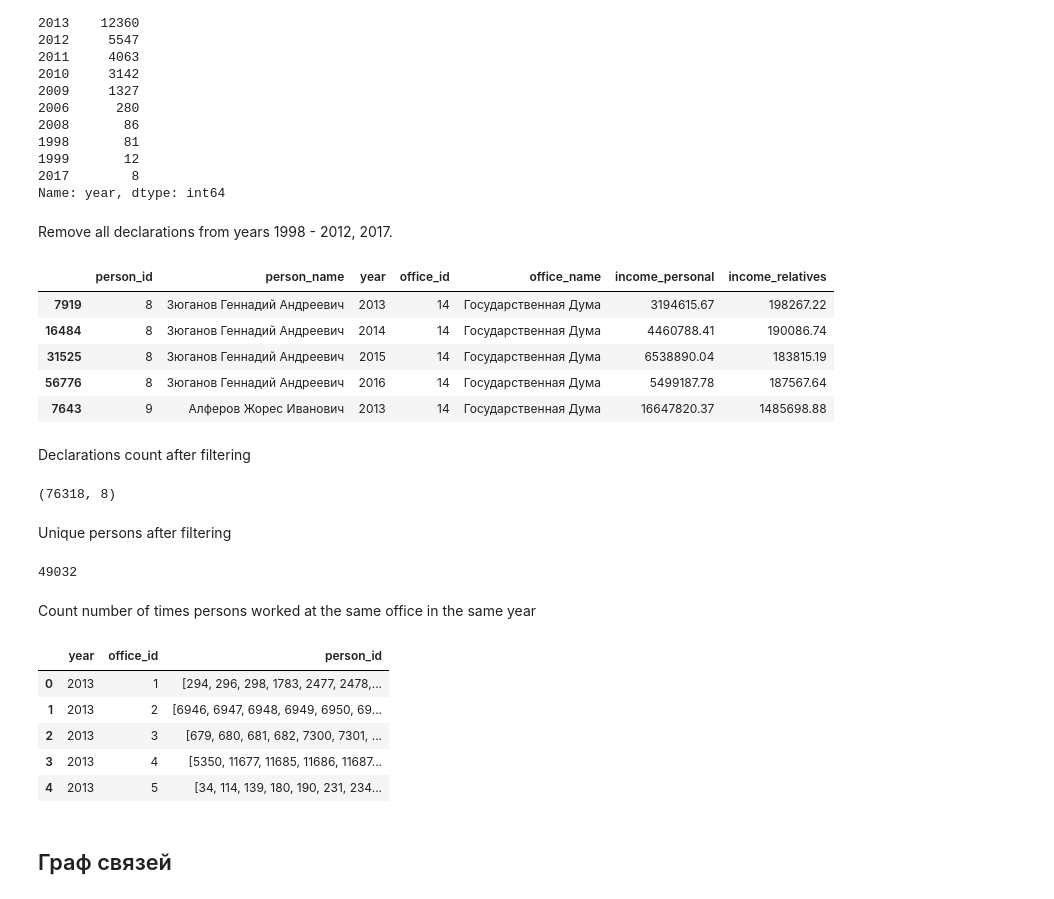
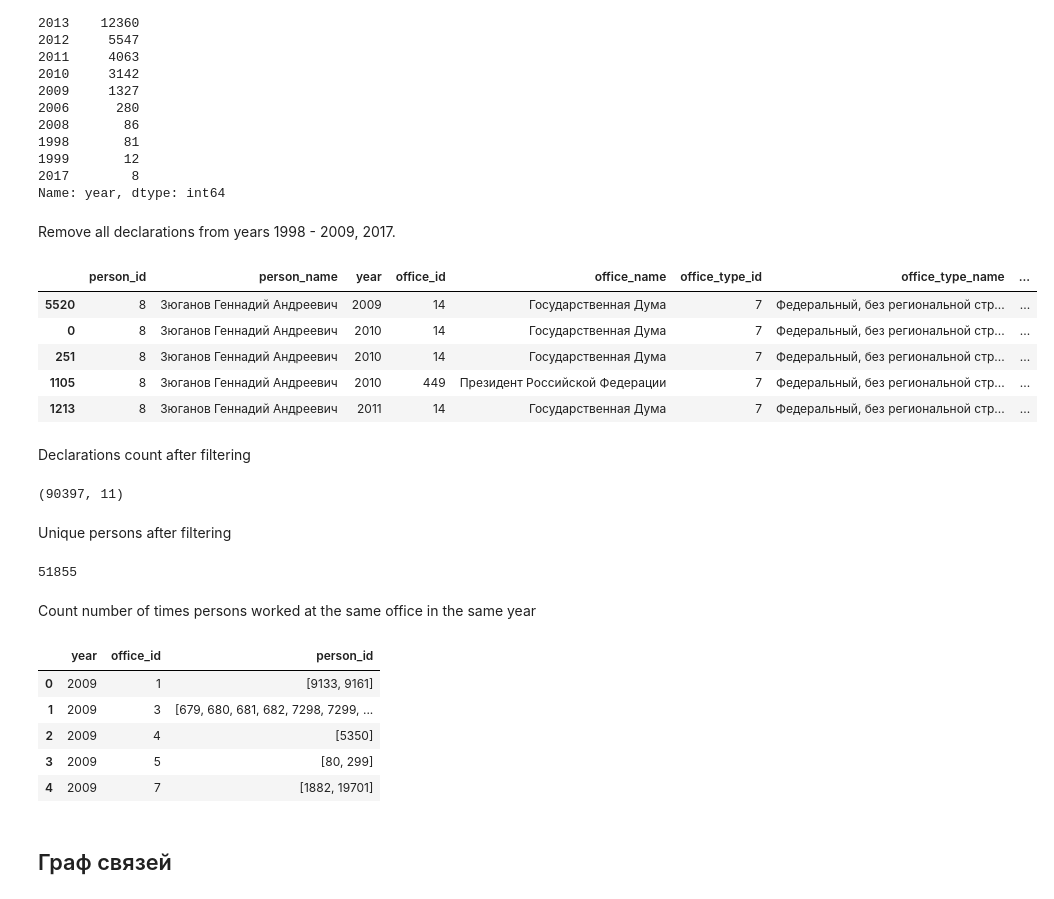
Before and after one commit to mikhmakarov/officials_network, a Jupyter notebook: get_csv.ipynb, the cells around one changed output. Drawn from its saved outputs; the diff is of its cells as text; code cells hidden in the pictures.

```diff
--- a/get_csv.ipynb
+++ b/get_csv.ipynb
@@ -39,8 +39,11 @@ len(declarations)
 # %% [output]
 90864
 # %%
-columns = ['person_id', 'person_name', 'year', 'office_id',
-           'office_name', 'income_personal', 'income_relatives']
+columns = ['person_id', 'person_name', 'year',
+           'office_id', 'office_name',
+           'office_type_id', 'office_type_name',
+           'office_region_id', 'office_region_name',
+           'income_personal', 'income_relatives']
 
 rows = []
 for dec in declarations:
@@ -50,6 +53,10 @@ for dec in declarations:
         dec['main']['year'],
         dec['main']['office']['id'],
         dec['main']['office']['name'],
+        dec['main']['office']['type']['id'] if dec['main']['office'].get('type') else None,
+        dec['main']['office']['type']['name'] if dec['main']['office'].get('type') else None,
+        dec['main']['office']['region']['id'] if dec['main']['office'].get('region') else None,
+        dec['main']['office']['region']['name'] if dec['main']['office'].get('region') else None,
     ]
     income_personal_sum = sum([inc['size'] for inc in dec['incomes'] if inc['relative'] is None])
     income_relatives_sum = sum([inc['size'] for inc in dec['incomes'] if inc['relative'] is not None])
@@ -103,30 +110,30 @@ df['year'].value_counts()
 2017        8
 Name: year, dtype: int64
 # %% [markdown]
-Remove all declarations from years 1998 - 2012, 2017.
+Remove all declarations from years 1998 - 2009, 2017.
 # %%
-df = df[(df.year >= 2013) & (df.year <= 2016)]
+df = df[(df.year >= 2009) & (df.year <= 2016)]
 df.head()
 # %% [output]
-|  | person_id | person_name | year | office_id | office_name | income_personal | income_relatives |
-| 7919 | 8 | Зюганов Геннадий Андреевич | 2013 | 14 | Государственная Дума | 3194615.67 | 198267.22 |
-| 16484 | 8 | Зюганов Геннадий Андреевич | 2014 | 14 | Государственная Дума | 4460788.41 | 190086.74 |
-| 31525 | 8 | Зюганов Геннадий Андреевич | 2015 | 14 | Государственная Дума | 6538890.04 | 183815.19 |
-| 56776 | 8 | Зюганов Геннадий Андреевич | 2016 | 14 | Государственная Дума | 5499187.78 | 187567.64 |
-| 7643 | 9 | Алферов Жорес Иванович | 2013 | 14 | Государственная Дума | 16647820.37 | 1485698.88 |
+|  | person_id | person_name | year | office_id | office_name | office_type_id | office_type_name | ... |
+| 5520 | 8 | Зюганов Геннадий Андреевич | 2009 | 14 | Государственная Дума | 7 | Федеральный, без региональной стр... | ... |
+| 0 | 8 | Зюганов Геннадий Андреевич | 2010 | 14 | Государственная Дума | 7 | Федеральный, без региональной стр... | ... |
+| 251 | 8 | Зюганов Геннадий Андреевич | 2010 | 14 | Государственная Дума | 7 | Федеральный, без региональной стр... | ... |
+| 1105 | 8 | Зюганов Геннадий Андреевич | 2010 | 449 | Президент Российской Федерации | 7 | Федеральный, без региональной стр... | ... |
+| 1213 | 8 | Зюганов Геннадий Андреевич | 2011 | 14 | Государственная Дума | 7 | Федеральный, без региональной стр... | ... |
 # %% [markdown]
 Declarations count after filtering
 # %%
 df.shape
 # %% [output]
-(76318, 8)
+(90397, 11)
 # %% [markdown]
 Unique persons after filtering
 # %%
 unique_persons_count = df['person_id'].unique().shape[0]
 print(unique_persons_count)
 # %% [output]
-49032
+51855
 # %%
 df.to_csv('data/declarations.csv', index=False)
 # %% [markdown]
@@ -138,11 +145,11 @@ common_offices = df.groupby(['year', 'office_id'])['person_id'].apply(list).rese
 common_offices.head()
 # %% [output]
 |  | year | office_id | person_id |
-| 0 | 2013 | 1 | [294, 296, 298, 1783, 2477, 2478,... |
-| 1 | 2013 | 2 | [6946, 6947, 6948, 6949, 6950, 69... |
-| 2 | 2013 | 3 | [679, 680, 681, 682, 7300, 7301, ... |
-| 3 | 2013 | 4 | [5350, 11677, 11685, 11686, 11687... |
-| 4 | 2013 | 5 | [34, 114, 139, 180, 190, 231, 234... |
+| 0 | 2009 | 1 | [9133, 9161] |
+| 1 | 2009 | 3 | [679, 680, 681, 682, 7298, 7299, ... |
+| 2 | 2009 | 4 | [5350] |
+| 3 | 2009 | 5 | [80, 299] |
+| 4 | 2009 | 7 | [1882, 19701] |
 # %%
 common_offices.to_csv('data/common_offices.csv', index=False)
 # %% [markdown]
```
Also changed, not shown: parts of 9 cells of this notebook, 5 other files.
